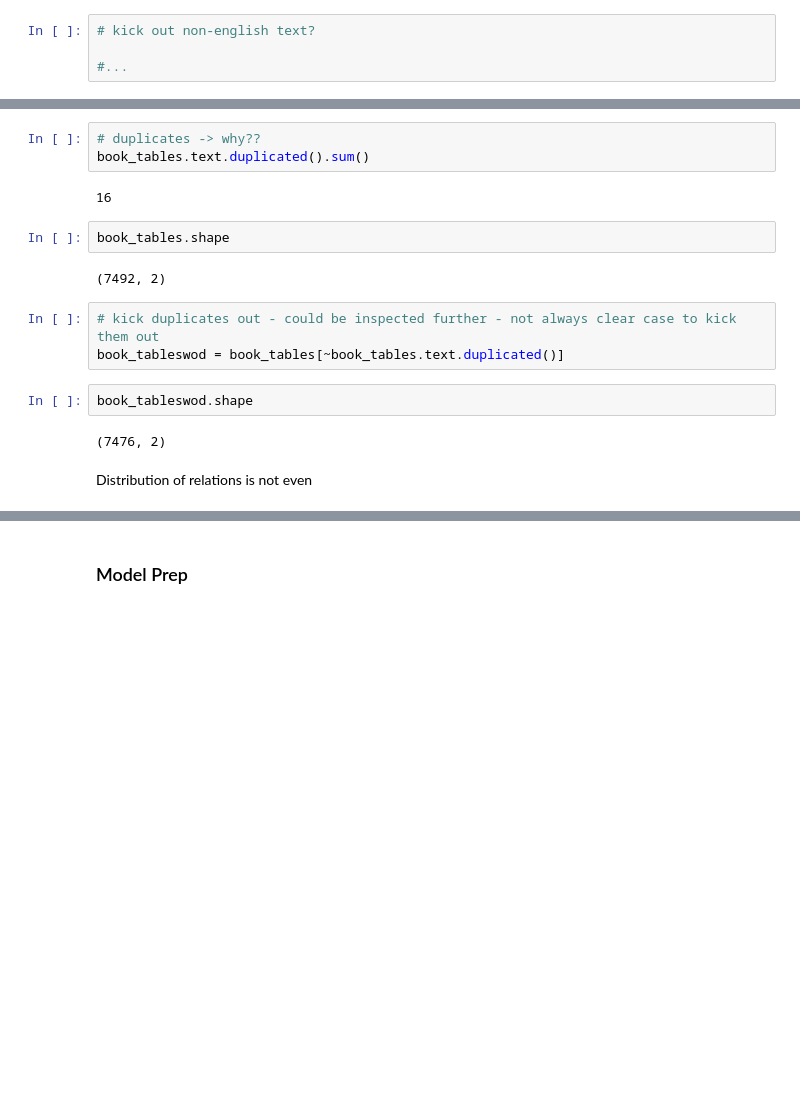
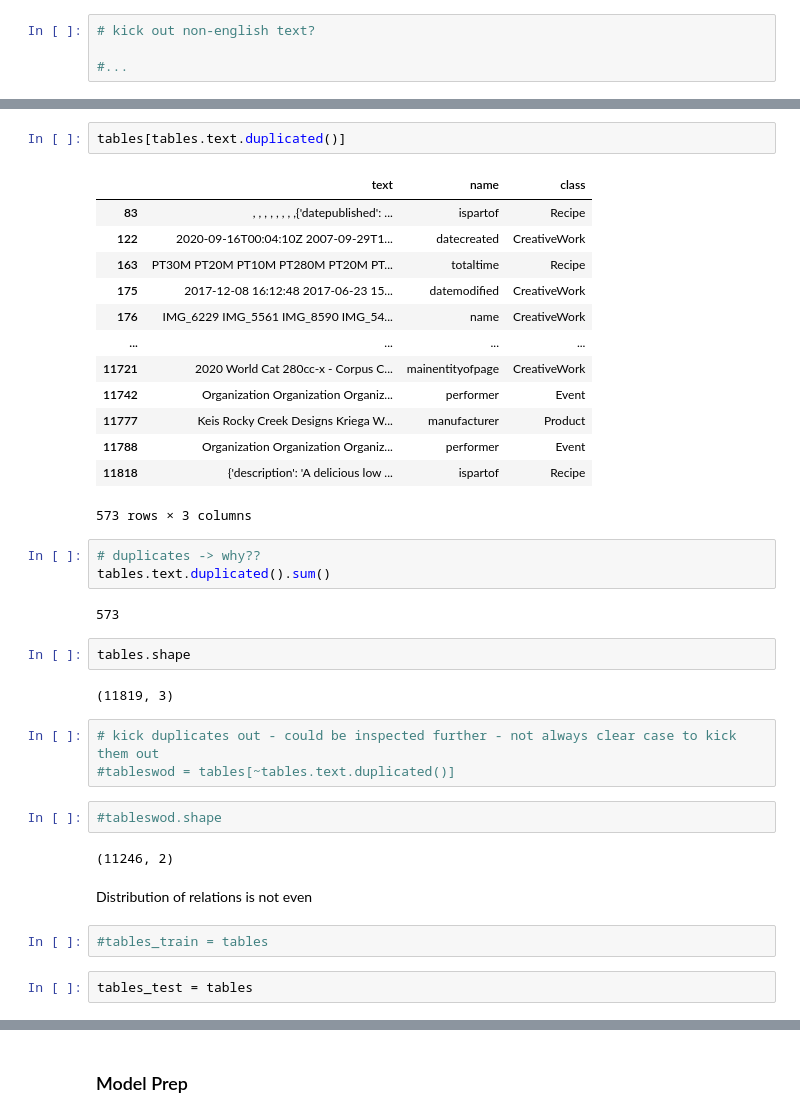
Before and after one commit to NiklasSabel/data_integration_using_deep_learning, a Jupyter notebook: notebooks/Schema/Baseline Model Roberta.ipynb, the cells around one changed output, grey strips where cells are left out. Drawn from its saved outputs; the diff is of its cells as text; blank space fills up the shorter version.

```diff
--- a/notebooks/Schema/Baseline Model Roberta.ipynb
+++ b/notebooks/Schema/Baseline Model Roberta.ipynb
@@ -85,18 +324,38 @@ book_tables.head()
+# %%
+tables[tables.text.duplicated()]
+# %% [output]
+|  | text | name | class |
+| 83 | , , , , , , , ,{'datepublished': ... | ispartof | Recipe |
+| 122 | 2020-09-16T00:04:10Z 2007-09-29T1... | datecreated | CreativeWork |
+| 163 | PT30M PT20M PT10M PT280M PT20M PT... | totaltime | Recipe |
+| 175 | 2017-12-08 16:12:48 2017-06-23 15... | datemodified | CreativeWork |
+| 176 | IMG_6229 IMG_5561 IMG_8590 IMG_54... | name | CreativeWork |
+| ... | ... | ... | ... |
+| 11721 | 2020 World Cat 280cc-x - Corpus C... | mainentityofpage | CreativeWork |
+| 11742 | Organization Organization Organiz... | performer | Event |
+| 11777 | Keis Rocky Creek Designs Kriega W... | manufacturer | Product |
+| 11788 | Organization Organization Organiz... | performer | Event |
+| 11818 | {'description': 'A delicious low ... | ispartof | Recipe |
+573 rows × 3 columns
 # %%
 # duplicates -> why??
-book_tables.text.duplicated().sum()
+tables.text.duplicated().sum()
 # %% [output]
-16
+573
 # %%
-book_tables.shape
+tables.shape
 # %% [output]
-(7492, 2)
+(11819, 3)
 # %%
 # kick duplicates out - could be inspected further - not always clear case to kick them out
-book_tableswod = book_tables[~book_tables.text.duplicated()]
+#tableswod = tables[~tables.text.duplicated()]
 # %%
-book_tableswod.shape
+#tableswod.shape
 # %% [output]
-(7476, 2)
+(11246, 2)
 # %% [markdown]
 Distribution of relations is not even
+# %%
+#tables_train = tables
+# %%
+tables_test = tables
```
Also changed, not shown: parts of 37 cells of this notebook.
